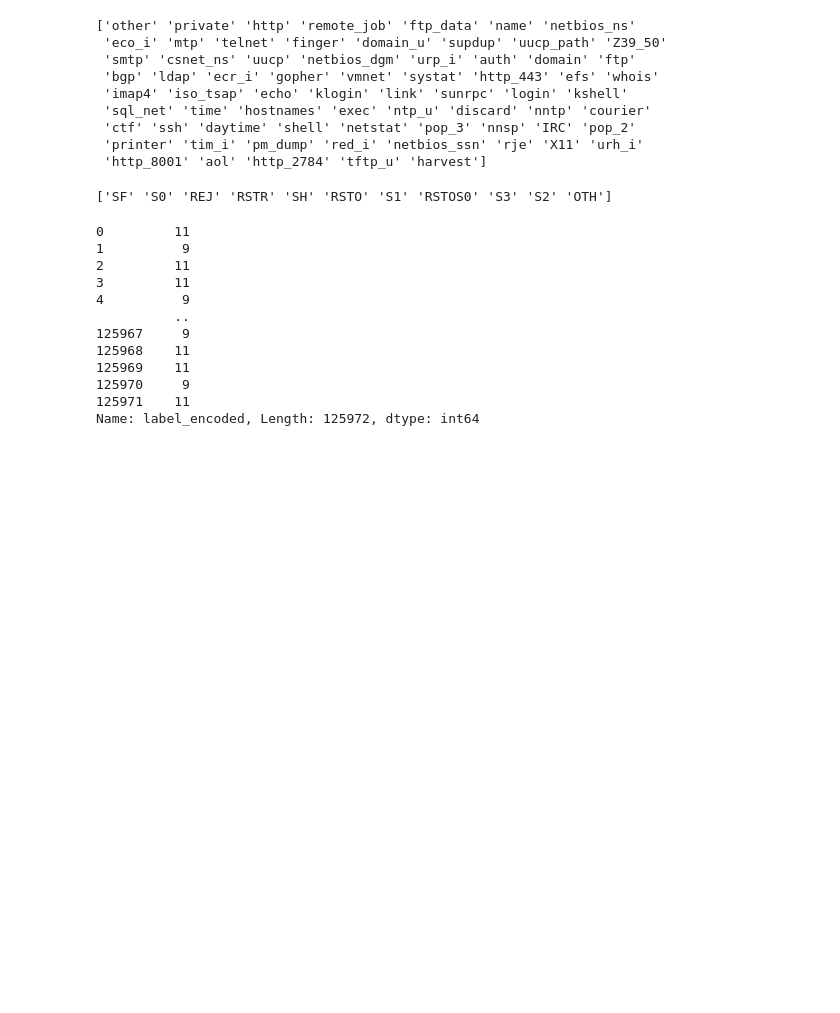
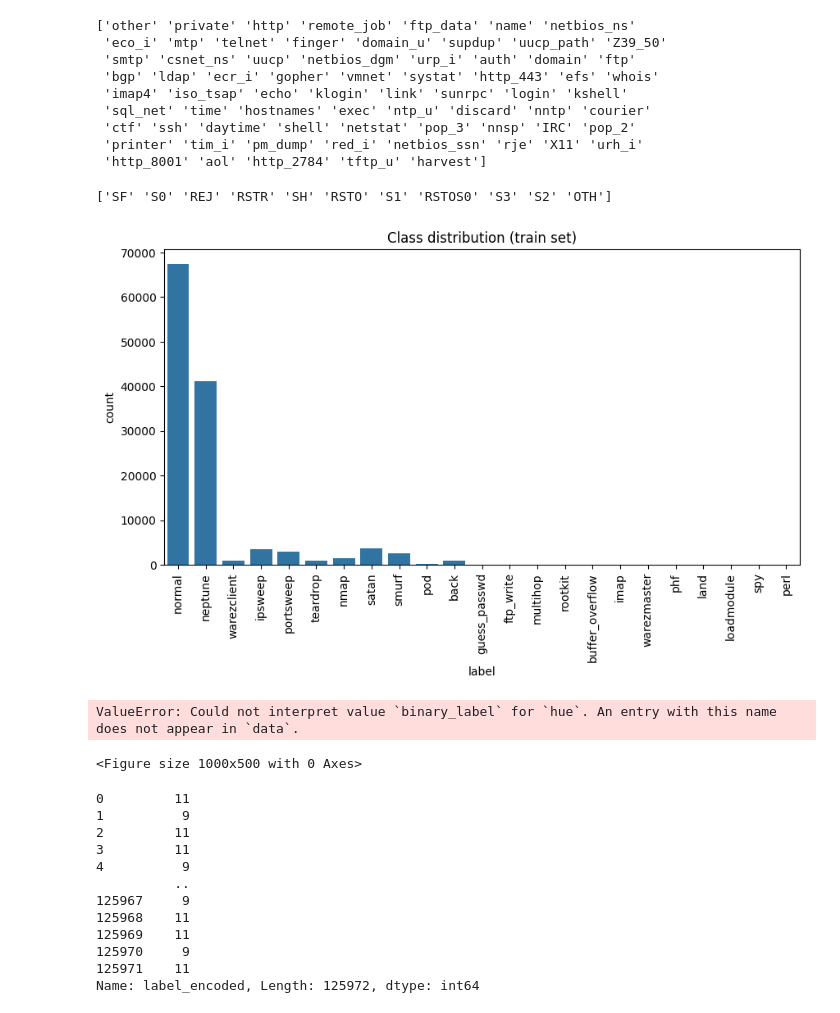
Before and after one commit to kushagra53/network-traffic-anomaly-detector, a Jupyter notebook: code.ipynb, the cells around one changed output. Cells and saved outputs as stored; diff of their text form; code cells hidden in the pictures; blank space fills up the shorter version.

```diff
--- a/code.ipynb
+++ b/code.ipynb
@@ -126,6 +128,25 @@ print(train_df['service'].unique())
 print(train_df['flag'].unique())
 # %% [output]
 ['SF' 'S0' 'REJ' 'RSTR' 'SH' 'RSTO' 'S1' 'RSTOS0' 'S3' 'S2' 'OTH']
+# %%
+import matplotlib.pyplot as plt
+import seaborn as sns
+
+plt.figure(figsize=(10,5))
+sns.countplot(x='label', data=train_df)
+plt.xticks(rotation=90)
+plt.title('Class distribution (train set)')
+plt.show()
+# %% [output]
+[figure, added]
+# %%
+plt.figure(figsize=(10,5))
+sns.histplot(data=train_df, x='duration', hue='binary_label', bins=50, kde=True)
+plt.title('Duration distribution: Normal vs Attack')
+plt.show()
+# %% [output]
+ValueError: Could not interpret value `binary_label` for `hue`. An entry with this name does not appear in `data`.
+<Figure size 1000x500 with 0 Axes>
 # %%
 # since we are using random forest to find the anomalies we will need our dataset to have all the vakues in numerical form but 4 of our columns "['protocol_type', 'service', 'flag', 'label']" are in object type and hence we need the encoding.
 from sklearn.preprocessing import LabelEncoder
```
Also changed, not shown: parts of 5 cells of this notebook.
